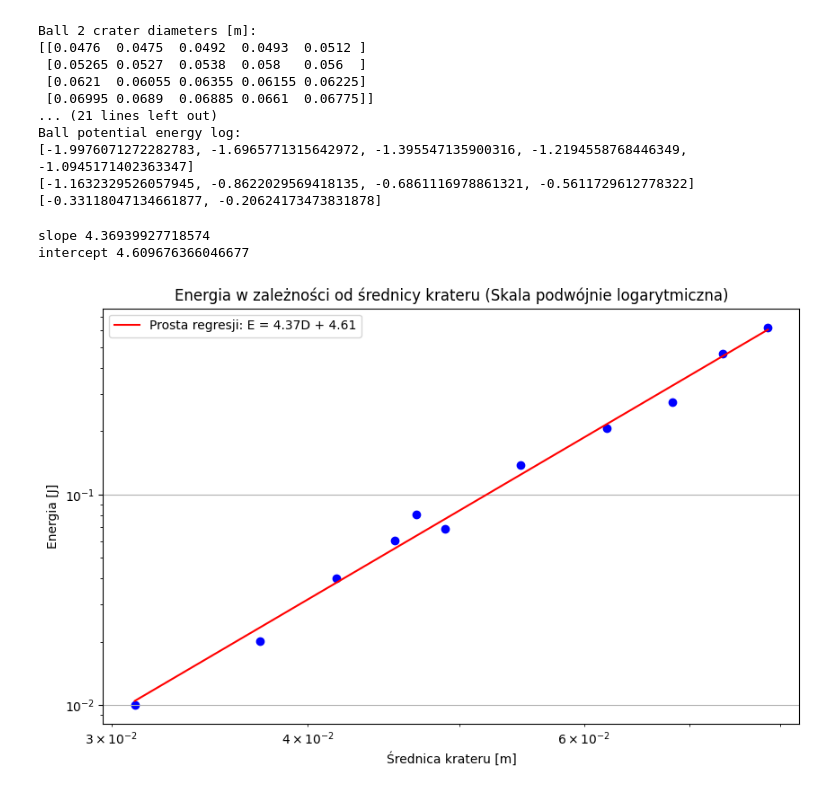
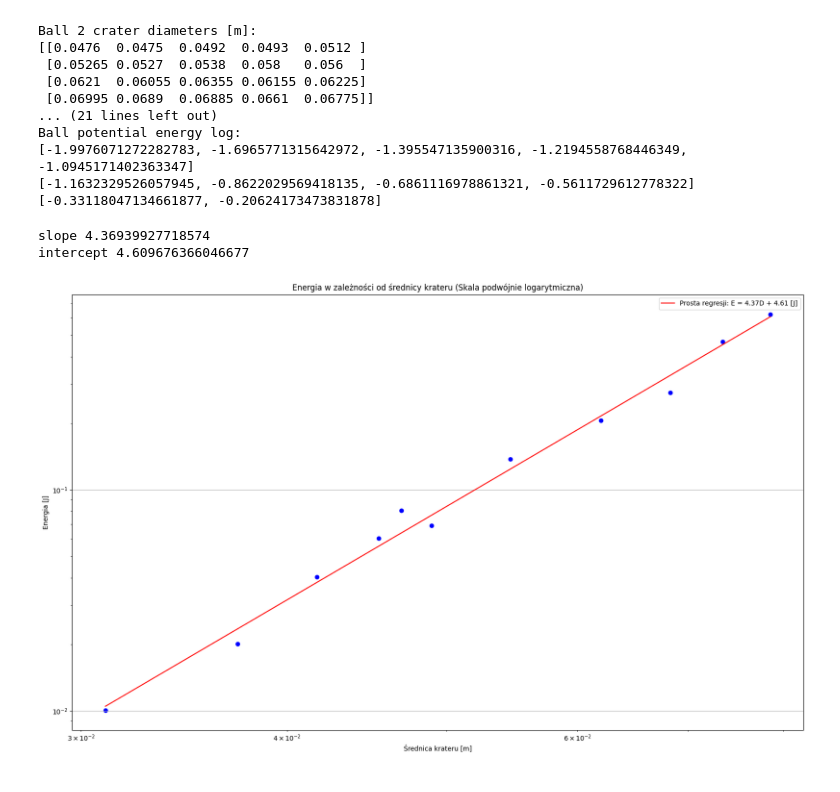
Before and after one commit to piotrdurniat/physics-lab-1, a Jupyter notebook: 03-lab-12/03-ćw-12.ipynb, the cells around one changed output. Saved outputs shown, nothing was run; the diff lists cells and outputs as text; code cells hidden in the pictures.

```diff
--- a/03-lab-12/03-ćw-12.ipynb
+++ b/03-lab-12/03-ćw-12.ipynb
@@ -135,39 +135,39 @@ Ball potential energy log:
 [-1.1632329526057945, -0.8622029569418135, -0.6861116978861321, -0.5611729612778322]
 [-0.33118047134661877, -0.20624173473831878]
 # %%
-plt.figure(figsize=(10, 6))
+plt.figure(figsize=(20, 12))
 plt.scatter(diameters, energies, c="blue", marker="o")
 plt.xscale("log")
 plt.yscale("log")
 plt.xlabel("Średnica krateru [m]")
 plt.ylabel("Energia [J]")
 plt.title("Energia w zależności od średnicy krateru (Skala podwójnie logarytmiczna)")
 plt.grid(True)
 
 log_energies = np.log10(energies)
 log_diameters = np.log10(diameters)
 
 slope, intercept = np.polyfit(log_diameters, log_energies, 1)
 
 x_reg = np.linspace(min(log_diameters), max(log_diameters), 100)
 y_reg = slope * x_reg + intercept
 
 
 plt.plot(
     10**x_reg,
     10**y_reg,
     "r-",
-    label=f"Prosta regresji: E = {slope:.2f}D + {intercept:.2f}",
+    label=f"Prosta regresji: E = {slope:.2f}D + {intercept:.2f} [J]",
 )
 plt.legend()
 
 print()
 print("slope", slope)
 print("intercept", intercept)
 # %% [output]
 slope 4.36939927718574
 intercept 4.609676366046677
-[figure, old version]
+[figure, new version]
 # %%
 plt.figure(figsize=(10, 6))
 plt.scatter(diameters, energies, c="blue", marker="o")
```
Also changed, not shown: parts of 17 cells of this notebook, 9 other files.
